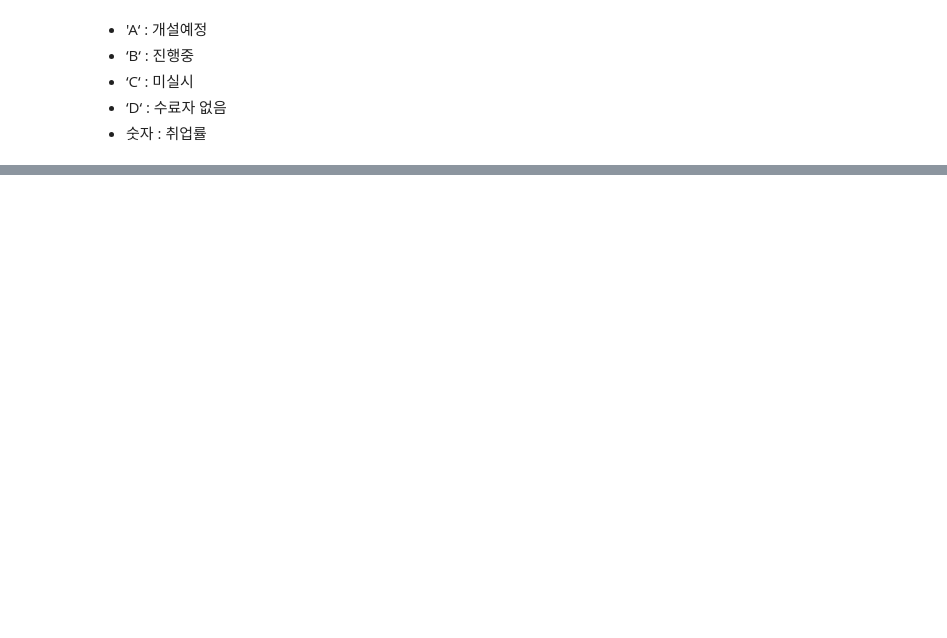
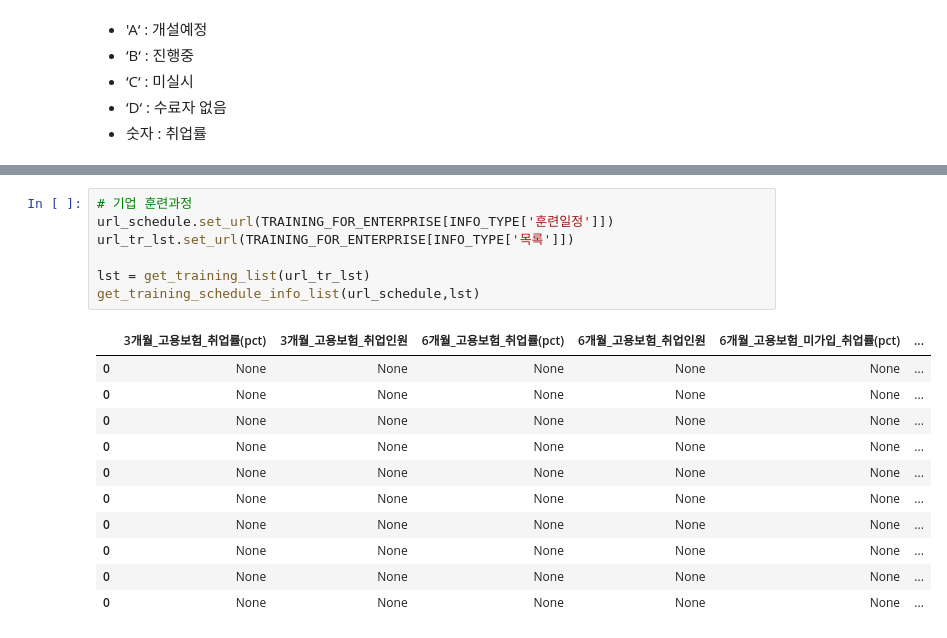
Before and after one commit to tmxkqotnl/project_training_info_part_data, a Jupyter notebook: nb/hrd_get_training_schedule.ipynb, the cells around one changed output, grey strips where cells are left out. Drawn from its saved outputs; the diff is of its cells as text; blank space fills up the shorter version.

```diff
--- a/nb/hrd_get_training_schedule.ipynb
+++ b/nb/hrd_get_training_schedule.ipynb
@@ -47,0 +75,19 @@ get_traininig_schedule_info(url,'AIG20210000346620')
+# %%
+# 기업 훈련과정
+url_schedule.set_url(TRAINING_FOR_ENTERPRISE[INFO_TYPE['훈련일정']])
+url_tr_lst.set_url(TRAINING_FOR_ENTERPRISE[INFO_TYPE['목록']])
+
+lst = get_training_list(url_tr_lst)
+get_training_schedule_info_list(url_schedule,lst)
+# %% [output]
+|  | 3개월_고용보험_취업률(pct) | 3개월_고용보험_취업인원 | 6개월_고용보험_취업률(pct) | 6개월_고용보험_취업인원 | 6개월_고용보험_미가입_취업률(pct) | ... |
+| 0 | None | None | None | None | None | ... |
+| 0 | None | None | None | None | None | ... |
+| 0 | None | None | None | None | None | ... |
+| 0 | None | None | None | None | None | ... |
+| 0 | None | None | None | None | None | ... |
+| 0 | None | None | None | None | None | ... |
+| 0 | None | None | None | None | None | ... |
+| 0 | None | None | None | None | None | ... |
+| 0 | None | None | None | None | None | ... |
+| 0 | None | None | None | None | None | ... |
```
Also changed, not shown: parts of 9 cells of this notebook, 11 other files.
